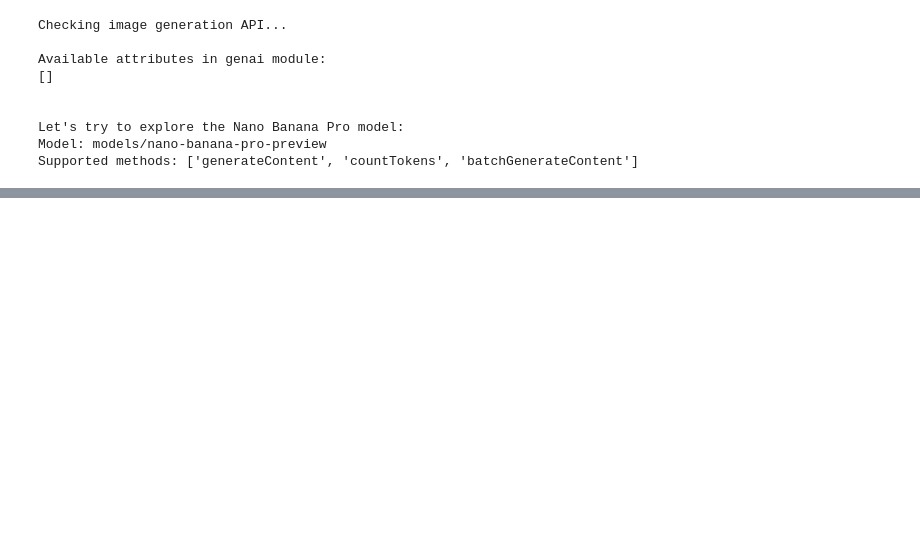
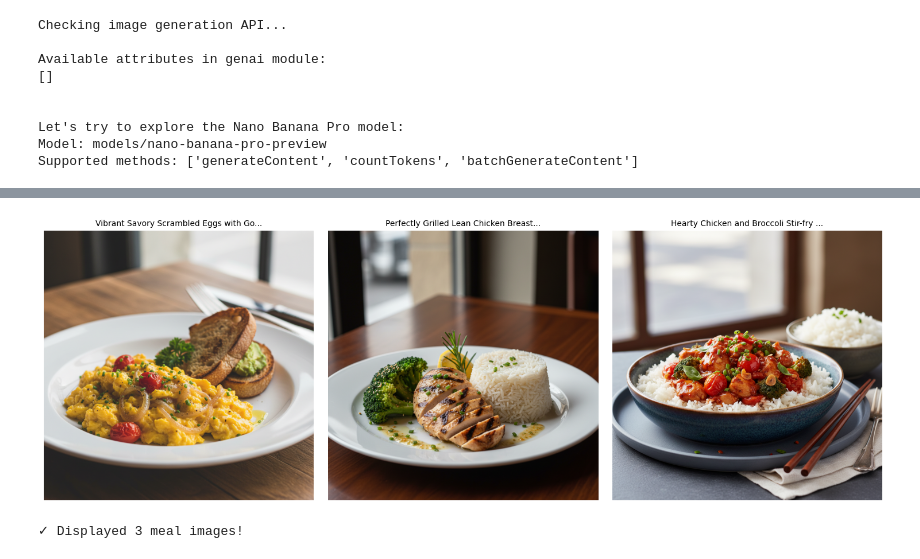
Before and after one commit to markgewhite/ai_meal_planner, a Jupyter notebook: deal_meal_planner.ipynb, the cells around one changed output, grey strips where cells are left out. Saved outputs shown, nothing was run; the diff lists cells and outputs as text; code cells hidden in the pictures; blank space fills up the shorter version.

Commit message:
Fixed image processing

```diff
--- a/deal_meal_planner.ipynb
+++ b/deal_meal_planner.ipynb
@@ -68,7 +68,7 @@ def create_meals(ingredients,
     {'8. If possible, the meals should be: ' + extra if extra else ''}
 
     Before answering, make sure that you have followed the instructions listed above.
-    The last line of your answer should be a string that contains ONLY the titles of the recipes and nothing more with a comma between the main ingredients.
+    The last line of your answer should be a string that contains ONLY the titles of the recipes and nothing more. Separate the titles using a semi-colon.
     '''
 
     # Initialize the Gemini model with system instruction
@@ -175,7 +175,7 @@ def extract_meal_titles(meal_plan_text):
     last_line = lines[-1].strip()
 
     # Split by comma to get individual titles
-    titles = [title.strip() for title in last_line.split(',')]
+    titles = [title.strip() for title in last_line.split(';')]
 
     return titles
 
@@ -306,0 +313,28 @@ Generating image 2/3: Pan-Seared Chicken Breast with Steamed Broccoli an...
+# %%
+# Display the generated images
+import matplotlib.pyplot as plt
+
+if meal_images:
+    # Create a figure with subplots for each meal
+    fig, axes = plt.subplots(1, len(meal_images), figsize=(15, 5))
+
+    # Handle case of single image
+    if len(meal_images) == 1:
+        axes = [axes]
+
+    for idx, (img, title) in enumerate(zip(meal_images, titles)):
+        axes[idx].imshow(img)
+        axes[idx].axis('off')
+        # Truncate title if too long
+        short_title = title if len(title) <= 40 else title[:37] + "..."
+        axes[idx].set_title(short_title, fontsize=10, wrap=True)
+
+    plt.tight_layout()
+    plt.show()
+
+    print(f"\n✓ Displayed {len(meal_images)} meal images!")
+else:
+    print("No images to display.")
+# %% [output]
+[figure, added]
+✓ Displayed 3 meal images!
```
Also changed, not shown: parts of 4 cells of this notebook.
